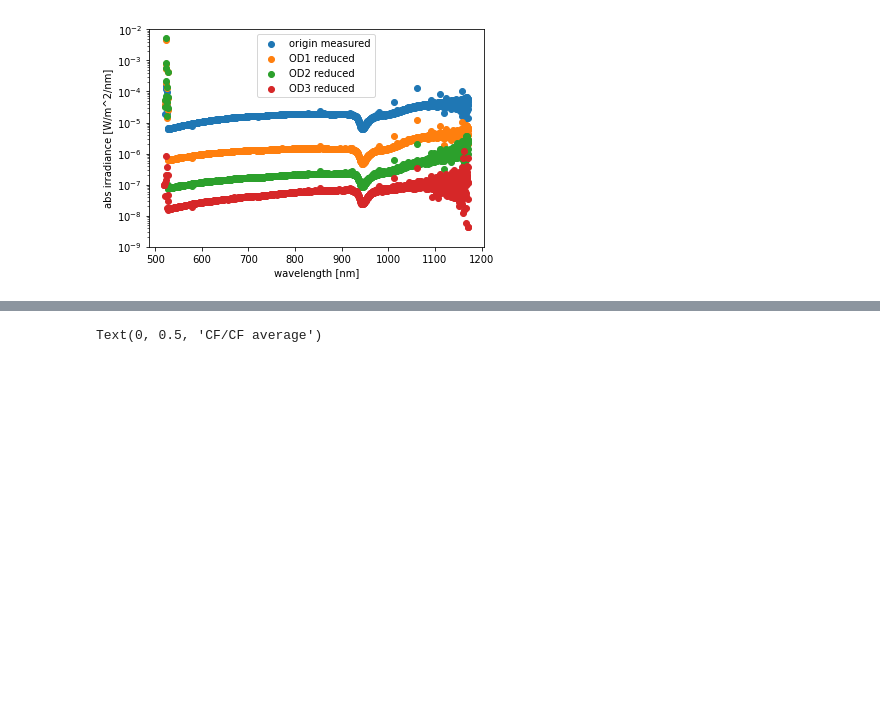
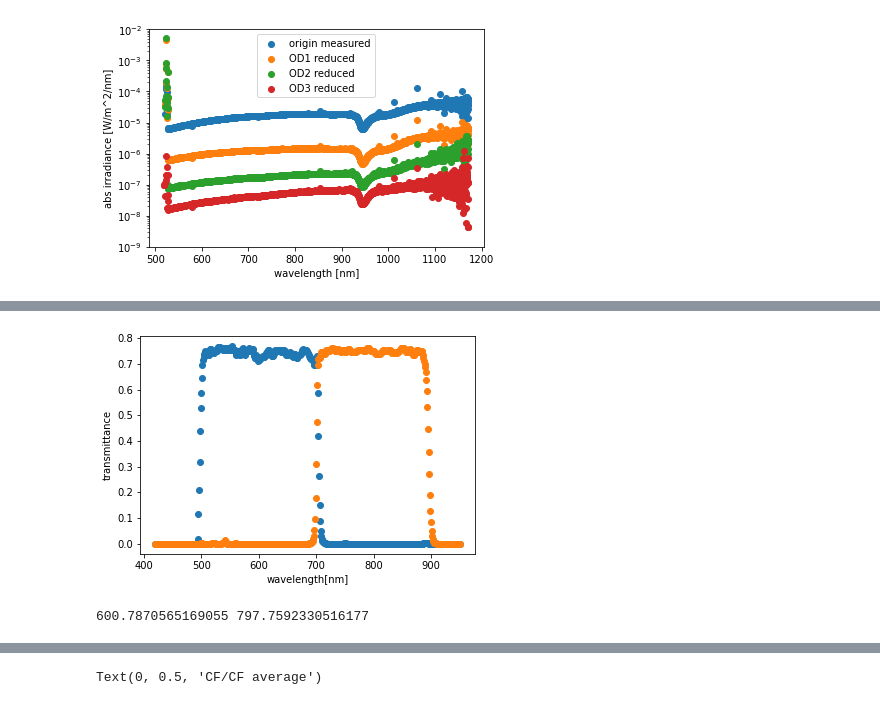
Before and after one commit to RH-REP/CIBER2, a Jupyter notebook: 10_CF.ipynb, the cells around one changed output, grey strips where cells are left out. Cells and saved outputs as stored; diff of their text form; code cells hidden in the pictures; blank space fills up the shorter version.

```diff
--- a/10_CF.ipynb
+++ b/10_CF.ipynb
@@ -152,0 +171,13 @@ Text(0, 0.5, 'CF[radiance/eps]')
+# %%
+arms1 = wpf_trans[0] * blocker_trans[0] * bs_trans[0] * bs_trans[2]*0.95*0.95*((0.99)**14)
+arms2 = wpf_trans[1] * blocker_trans[0] * bs_trans[0] * bs_trans[2]*0.95*0.95*((0.99)**14)
+# %%
+arms_wavelength = wavelength_all[0]
+# %%
+plt.plot(arms_wavelength, arms1, marker='o', lw=0)
+plt.plot(arms_wavelength, arms2, marker='o', lw=0)
+plt.xlabel('wavelength[nm]')
+plt.ylabel('transmittance')
+plt.show()
+# %% [output]
+[figure, added]
@@ -152,0 +202,6 @@ Text(0, 0.5, 'CF[radiance/eps]')
+# %%
+lambda_c1 = upper1 / lower1
+lambda_c2 = upper2 / lower2
+print(lambda_c1*10**9, lambda_c2*10**9)
+# %% [output]
+600.7870565169055 797.7592330516177
```
Also changed, not shown: parts of 30 cells of this notebook, 53 other files.
